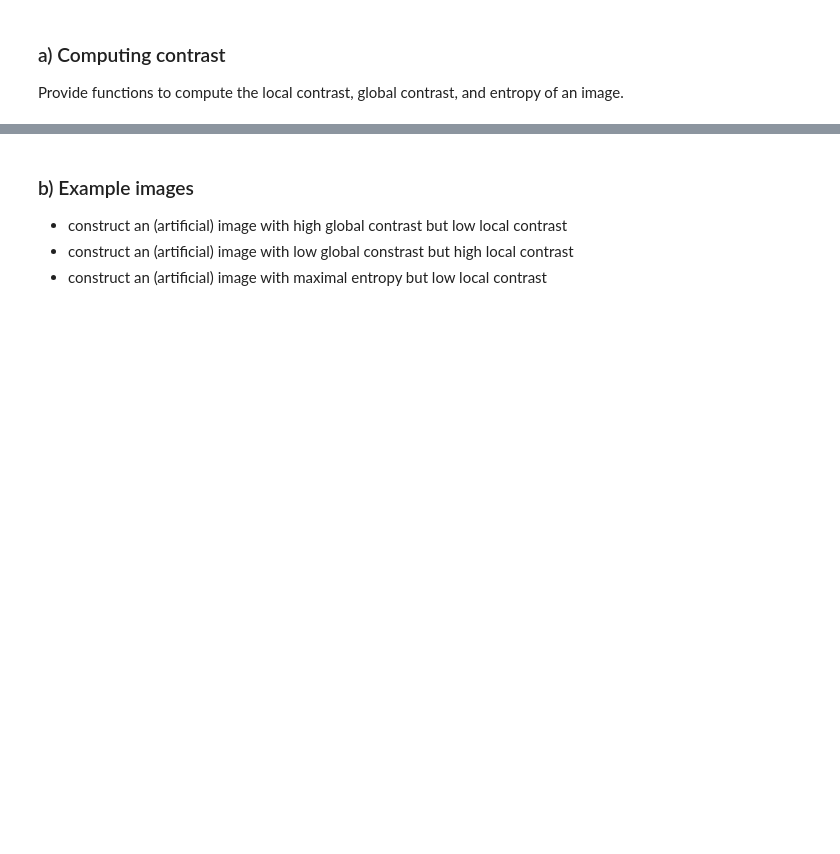
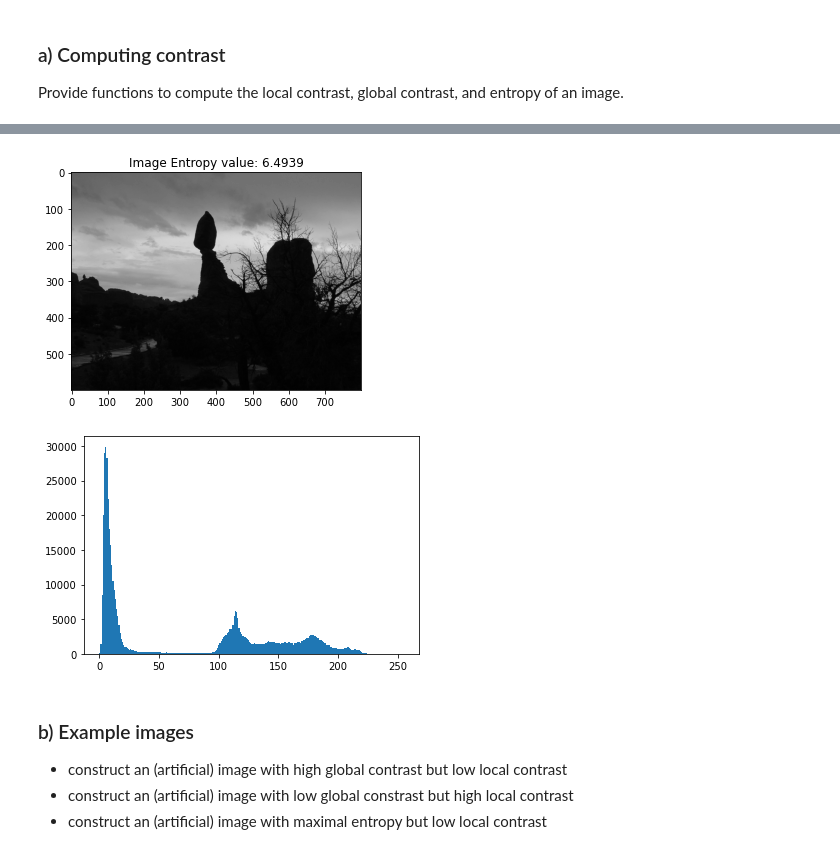
Before and after one commit to jumorisse/Computer-Vision, a Jupyter notebook: Sheet 02/sheet02.ipynb, the cells around one changed output, grey strips where cells are left out. Cells and saved outputs as stored; diff of their text form; code cells hidden in the pictures; blank space fills up the shorter version.

```diff
--- a/Sheet 02/sheet02.ipynb
+++ b/Sheet 02/sheet02.ipynb
@@ -113,27 +126,33 @@ plt.show()
 # %%
 %matplotlib inline
 import numpy as np
 import math
 from imageio import imread
 
 def entropy(img):
     """
     Compute the entropy for a given image.
     Args:
         img (ndarray): The grayscale image to compute the entropy for.
 
     Returns:
         img_entropy (float): The entropy of the image.
     """
-    # YOUR CODE HERE
+    hist = np.histogram(img.flatten(), bins=255)[0]
+    hist = hist[hist > 0] / img.size
+    return - sum(prob*np.log2(prob) for prob in hist)
+
 
 img = imread('images/dark.png')
 plt.title("Image Entropy value: {:.4f}".format(entropy(img)))
 plt.imshow(img, vmin=0, vmax=255)
 plt.show()
 
 plt.hist(img.flatten(), 256, (0, 255))
 plt.show()
+# %% [output]
+[figure, added]
+[figure, added]
 # %% [markdown]
 ### b) Example images
 
```
Also changed, not shown: parts of 7 cells of this notebook.
